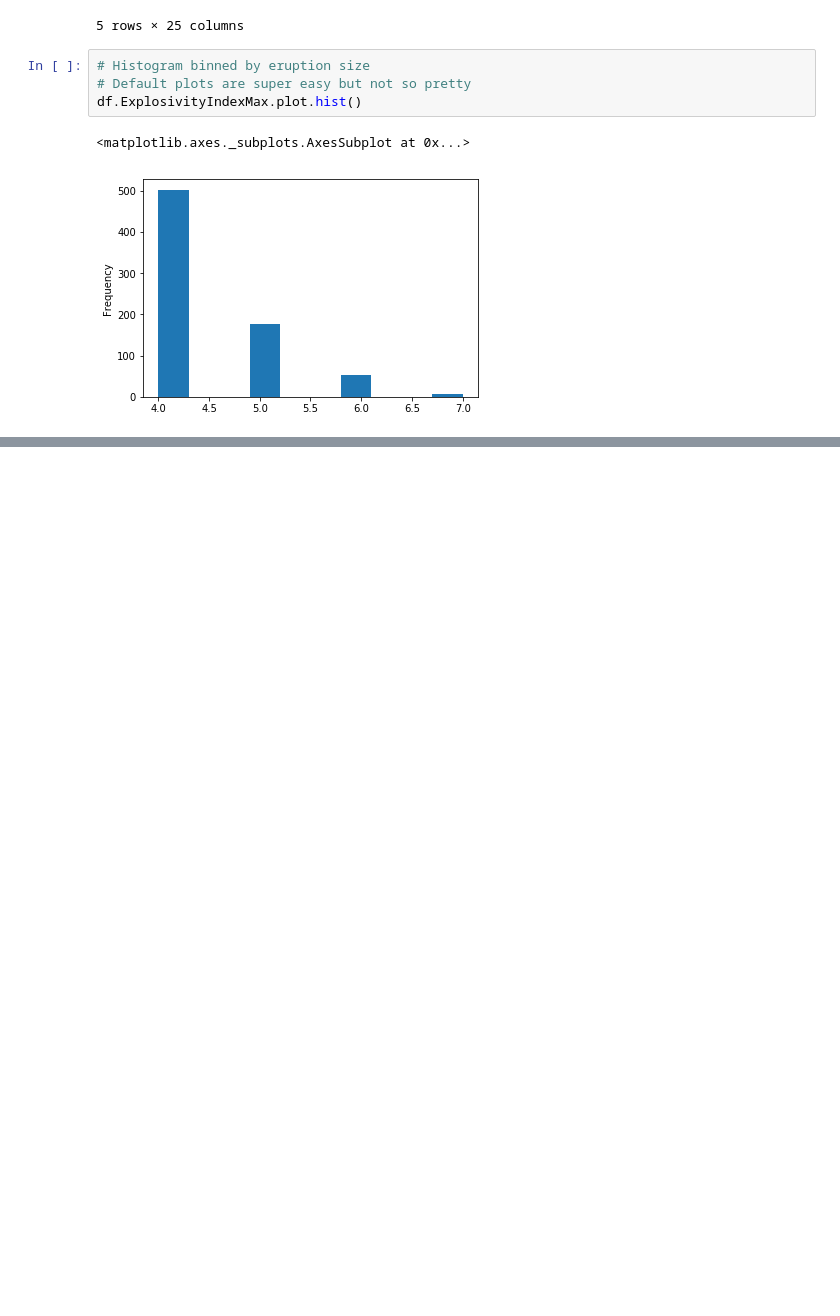
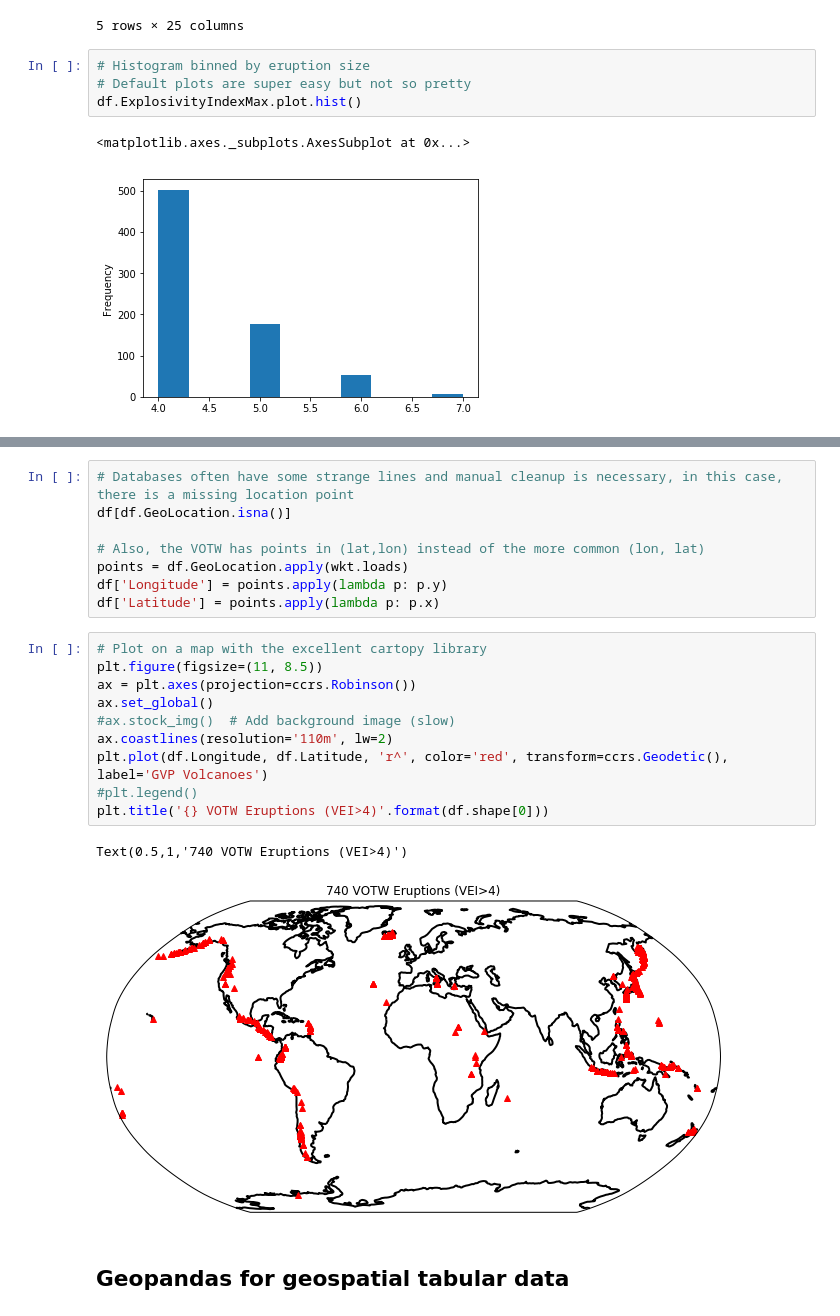
Before and after one commit to scottyhq/votw, a Jupyter notebook: votw-take2.ipynb, the cells around one changed output, grey strips where cells are left out. Saved outputs shown, nothing was run; the diff lists cells and outputs as text; blank space fills up the shorter version.

```diff
--- a/votw-take2.ipynb
+++ b/votw-take2.ipynb
@@ -152,0 +157,23 @@ Text(0.5,0,'VEI')
+# %%
+# Databases often have some strange lines and manual cleanup is necessary, in this case, there is a missing location point
+df[df.GeoLocation.isna()]
+
+# Also, the VOTW has points in (lat,lon) instead of the more common (lon, lat)
+points = df.GeoLocation.apply(wkt.loads)
+df['Longitude'] = points.apply(lambda p: p.y)
+df['Latitude'] = points.apply(lambda p: p.x)
+# %%
+# Plot on a map with the excellent cartopy library
+plt.figure(figsize=(11, 8.5))
+ax = plt.axes(projection=ccrs.Robinson())
+ax.set_global()
+#ax.stock_img()  # Add background image (slow)
+ax.coastlines(resolution='110m', lw=2)
+plt.plot(df.Longitude, df.Latitude, 'r^', color='red', transform=ccrs.Geodetic(), label='GVP Volcanoes')
+#plt.legend()
+plt.title('{} VOTW Eruptions (VEI>4)'.format(df.shape[0]))
+# %% [output]
+Text(0.5,1,'740 VOTW Eruptions (VEI>4)')
+[figure, added]
+# %% [markdown]
+## Geopandas for geospatial tabular data
```
Also changed, not shown: parts of 13 cells of this notebook, 2 other files.
